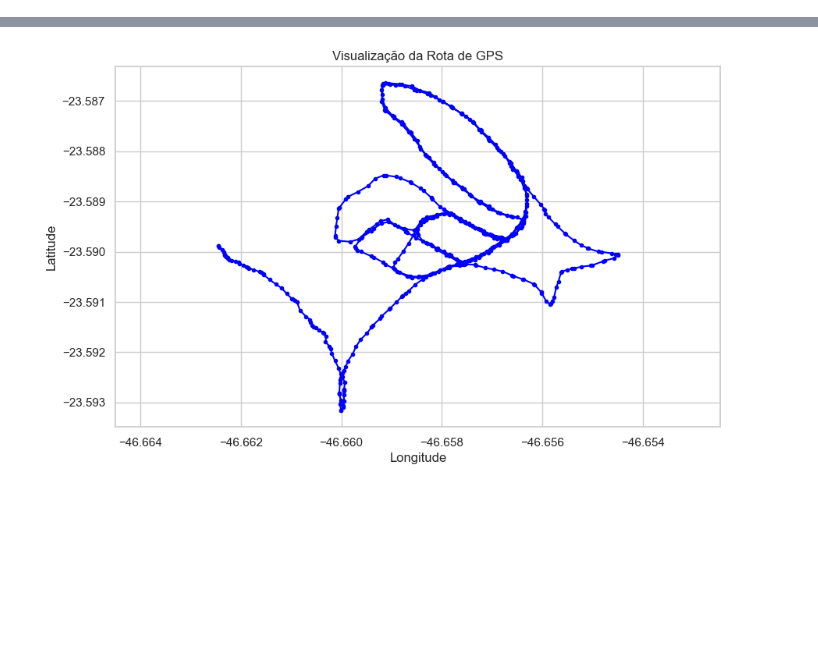
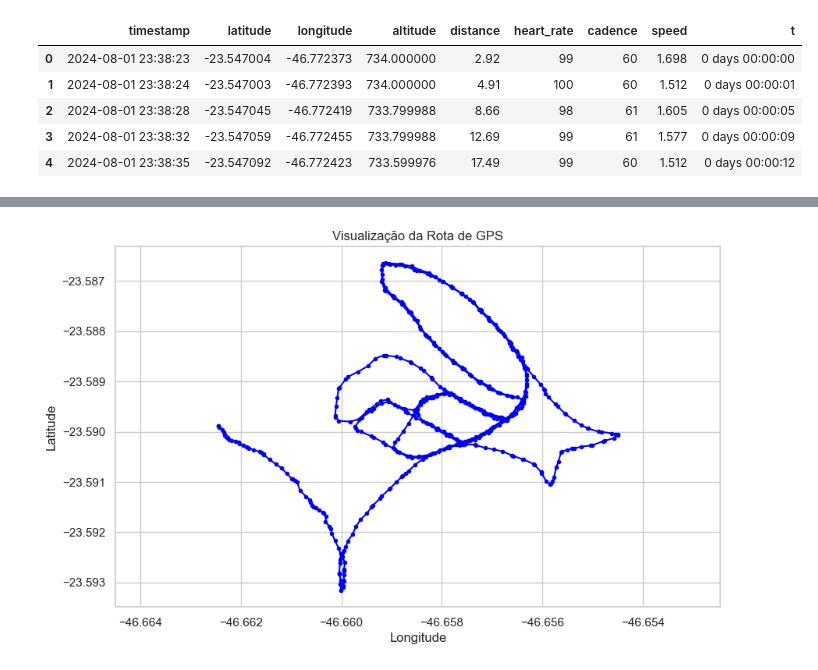
Before and after one commit to donikurtz/TrackYourTrack, a Jupyter notebook: notebooks/analises_02.ipynb, the cells around one changed output, grey strips where cells are left out. Saved outputs shown, nothing was run; the diff lists cells and outputs as text; code cells hidden in the pictures; blank space fills up the shorter version.

```diff
--- a/notebooks/analises_02.ipynb
+++ b/notebooks/analises_02.ipynb
@@ -23,0 +27,9 @@ df.head()
+# %%
+df_0801.head()
+# %% [output]
+|  | timestamp | latitude | longitude | altitude | distance | heart_rate | cadence | speed | t |
+| 0 | 2024-08-01 23:38:23 | -23.547004 | -46.772373 | 734.000000 | 2.92 | 99 | 60 | 1.698 | 0 days 00:00:00 |
+| 1 | 2024-08-01 23:38:24 | -23.547003 | -46.772393 | 734.000000 | 4.91 | 100 | 60 | 1.512 | 0 days 00:00:01 |
+| 2 | 2024-08-01 23:38:28 | -23.547045 | -46.772419 | 733.799988 | 8.66 | 98 | 61 | 1.605 | 0 days 00:00:05 |
+| 3 | 2024-08-01 23:38:32 | -23.547059 | -46.772455 | 733.799988 | 12.69 | 99 | 61 | 1.577 | 0 days 00:00:09 |
+| 4 | 2024-08-01 23:38:35 | -23.547092 | -46.772423 | 733.599976 | 17.49 | 99 | 60 | 1.512 | 0 days 00:00:12 |
```
Also changed, not shown: parts of 7 cells of this notebook.
